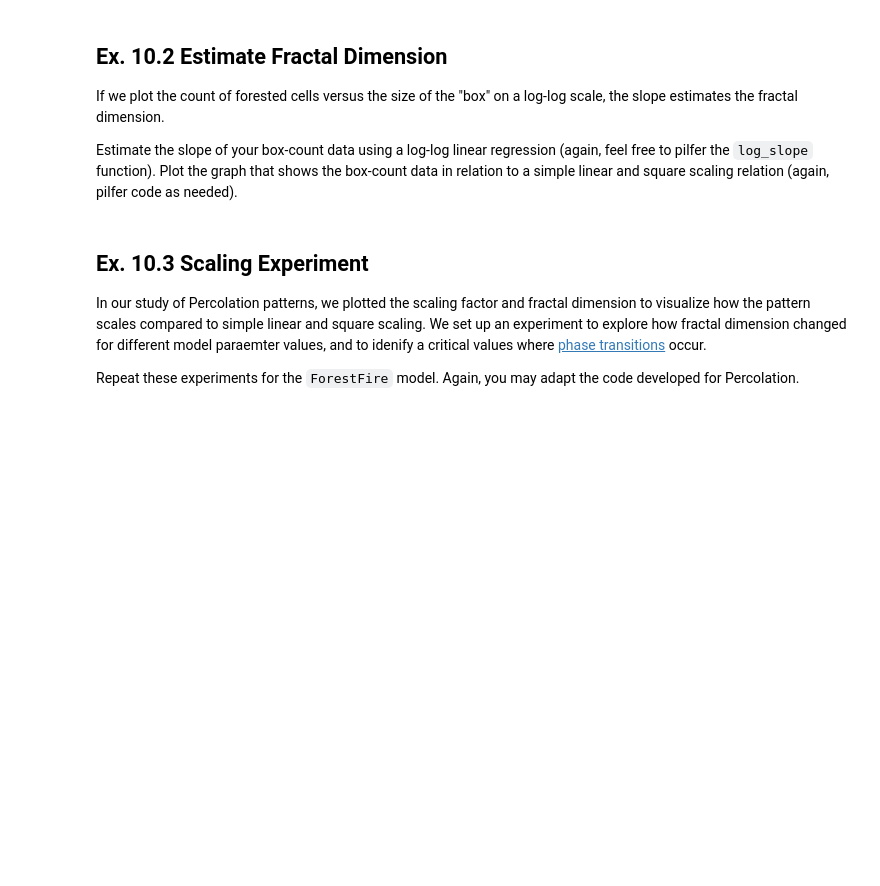
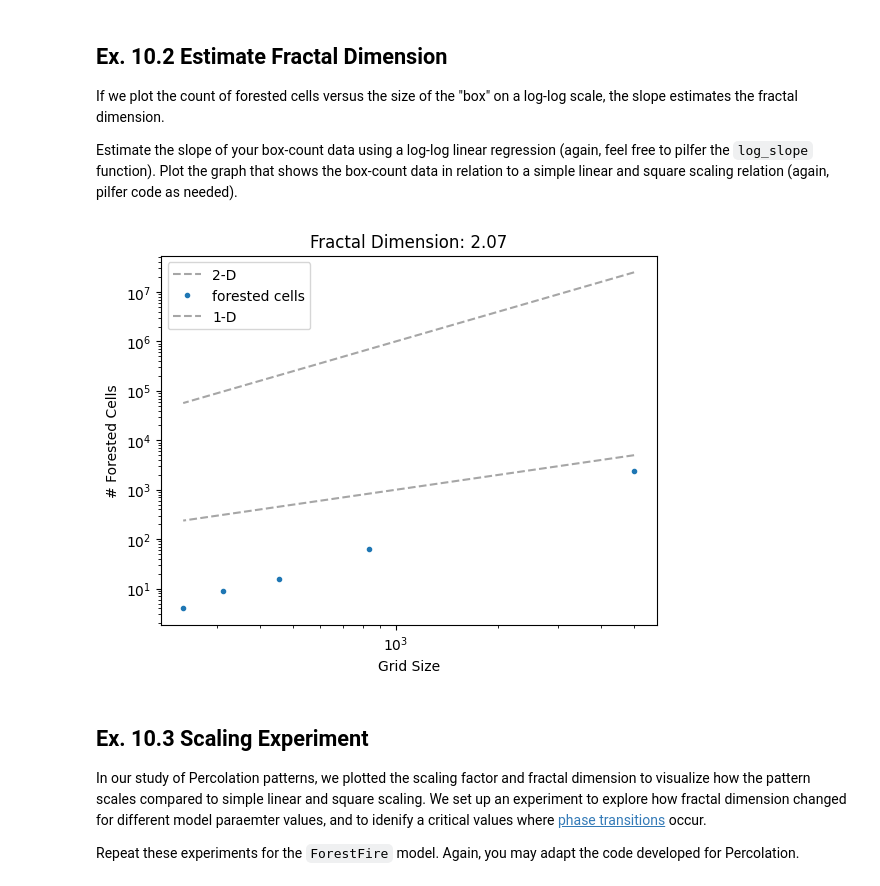
Before and after one commit to anthonybabich/cap-comp215, a Jupyter notebook: Lab10.ipynb, the cells around one changed output. Drawn from its saved outputs; the diff is of its cells as text; code cells hidden in the pictures; blank space fills up the shorter version.

```diff
--- a/Lab10.ipynb
+++ b/Lab10.ipynb
@@ -545,3 +567,38 @@ Plot the graph that shows the box-count data in relation to a simple linear and
+# %%
+# Ex. 10.2 here
+from scipy.stats import linregress
+def log_slope(xs, ys):
+    """ Estimate the slope of log-space plot of data points using linear regression """
+    slope,*_ = linregress(np.log(xs), np.log(ys))
+    return slope
+
+
+def plot_scaling(model):
+
+    rows, cols = model.array.shape
+    calibres = np.array(range(2, min(rows, cols)//2, 10))
+    counts = np.array([box_count(model.array, calibre) for calibre in calibres])
+    xs = model.array.size / calibres
+
+    nonzero_counts = counts[counts != 0]
+
+    line_options = dict(linestyle='dashed', color='gray', alpha=0.7)
+    plt.plot(xs, xs**2, label='2-D', **line_options)
+    plt.plot(xs[counts != 0], counts[counts != 0], '.', label=f'forested cells')
+    plt.plot(xs, xs, label='1-D', **line_options)
+
+    title = f'Fractal Dimension: {log_slope(xs, nonzero_counts):0.2f}'
+    plt.gca().set(title=title, xlabel='Grid Size', ylabel='# Forested Cells', xscale = 'log', yscale = 'log')
+    plt.legend()
+
+n=100
+p = 0.8
+f = 0.9
+q=0.6
+model = ForestFire(n, p, f, q)
+plot_scaling(model)
+# %% [output]
+[figure, added]
 # %% [markdown]
 ## Ex. 10.3  Scaling Experiment
 
```
Also changed, not shown: parts of 13 cells of this notebook.
